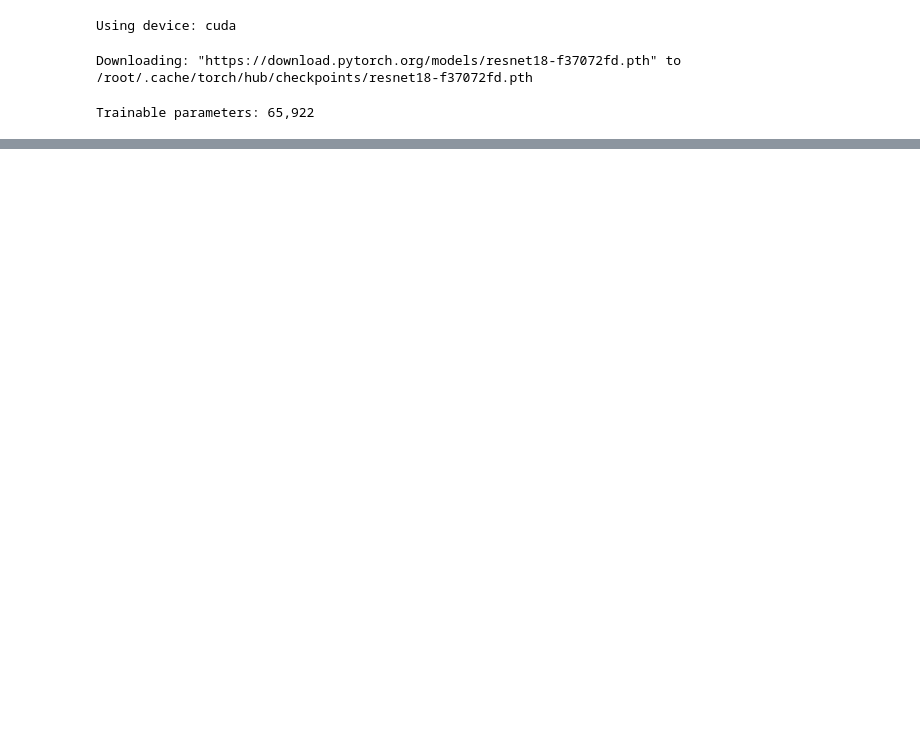
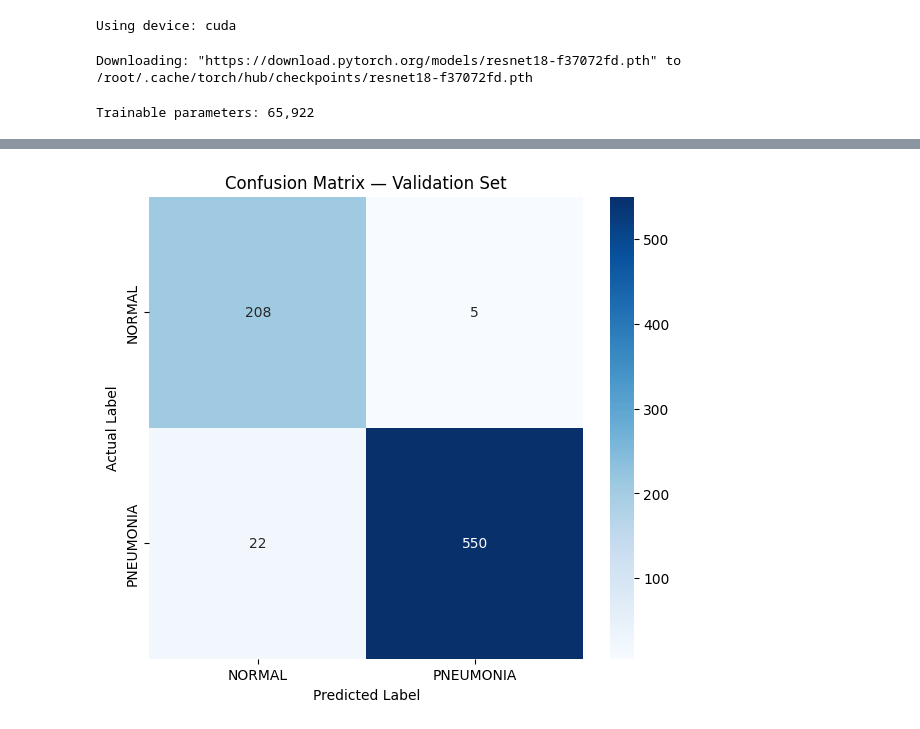
Before and after one commit to farhadnuri/chest-x-ray-cnn-model, a Jupyter notebook: model/CNN-Model.ipynb, the cells around one changed output, grey strips where cells are left out. Saved outputs shown, nothing was run; the diff lists cells and outputs as text; code cells hidden in the pictures; blank space fills up the shorter version.

Commit message:
Final Model

```diff
--- a/model/CNN-Model.ipynb
+++ b/model/CNN-Model.ipynb
@@ -339,0 +372,27 @@ Done
+# %%
+model.load_state_dict(torch.load('/content/drive/MyDrive/ChestXRay/best_model.pt'))
+model.eval()
+
+all_preds  = []
+all_labels = []
+all_probs  = []
+
+with torch.no_grad():
+    for images, labels in val_loader:
+        images = images.to(device)
+        outputs = model(images)
+
+        probs = torch.softmax(outputs, dim=1)[:, 1]
+        _, predicted = outputs.max(1)
+
+        all_preds.extend(predicted.cpu().numpy())
+        all_labels.extend(labels.numpy())
+        all_probs.extend(probs.cpu().numpy())
+
+
+print("VALIDATION SET RESULTS")
+
+print(classification_report(all_labels, all_preds, target_names=class_names))
+
+roc_auc = roc_auc_score(all_labels, all_probs)
+print(f"ROC-AUC Score: {roc_auc:.4f}")
@@ -339,0 +431,13 @@ Done
+# %%
+cm = confusion_matrix(all_labels, all_preds)
+
+plt.figure(figsize=(7, 6))
+sns.heatmap(cm, annot=True, fmt='d', cmap='Blues',
+            xticklabels=class_names, yticklabels=class_names)
+plt.title('Confusion Matrix — Validation Set')
+plt.ylabel('Actual Label')
+plt.xlabel('Predicted Label')
+plt.savefig('/content/drive/MyDrive/ChestXRay/confusion_matrix_val.png')
+plt.show()
+# %% [output]
+[figure, added]
```
Also changed, not shown: parts of 13 cells of this notebook, 1 other file.
